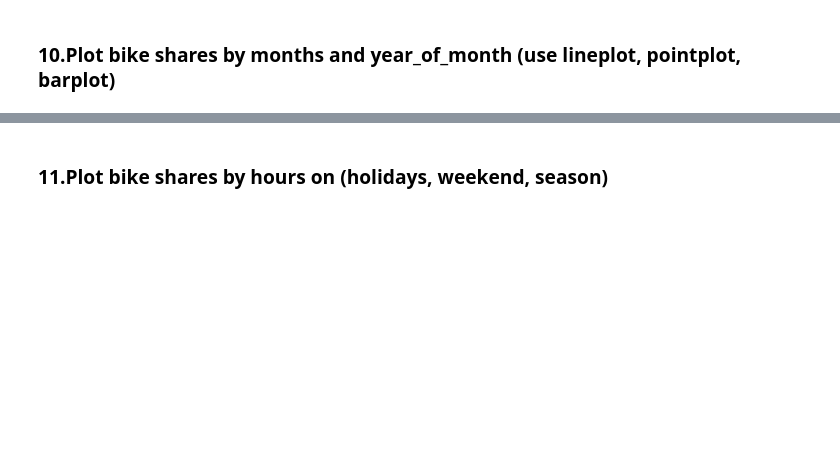
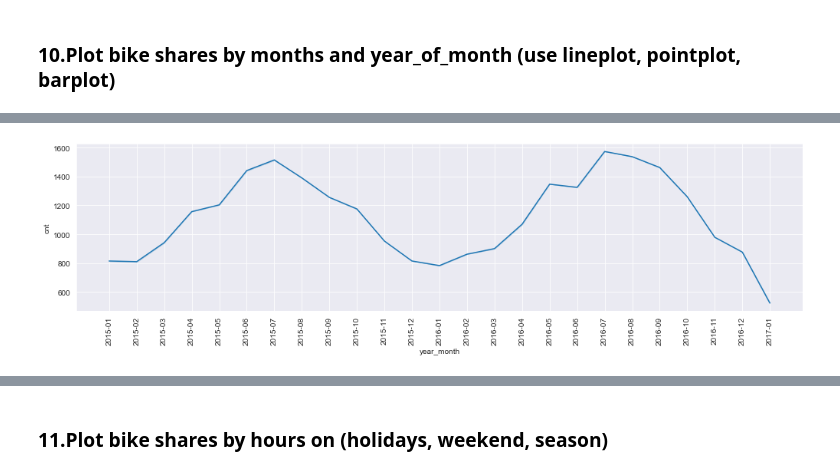
Before and after one commit to Nilswonderland/Portfolio, a Jupyter notebook: DV_capstone_1_.ipynb, the cells around one changed output, grey strips where cells are left out. Cells and saved outputs as stored; diff of their text form; code cells hidden in the pictures; blank space fills up the shorter version.

```diff
--- a/DV_capstone_1_.ipynb
+++ b/DV_capstone_1_.ipynb
@@ -268,0 +267,7 @@ sns.heatmap(df.corr().loc[:, ['cnt']].sort_values(by=['cnt'],ascending=False), c
+# %%
+plt.figure(figsize = (17,4))
+sns.lineplot(data = df, x = 'year_month', y = 'cnt', ci = 0)
+plt.ticklabel_format(style = 'plain', axis = 'y')
+plt.xticks(rotation = 90);
+# %% [output]
+[figure, added]
```
Also changed, not shown: parts of 35 cells of this notebook, 1 other file.
